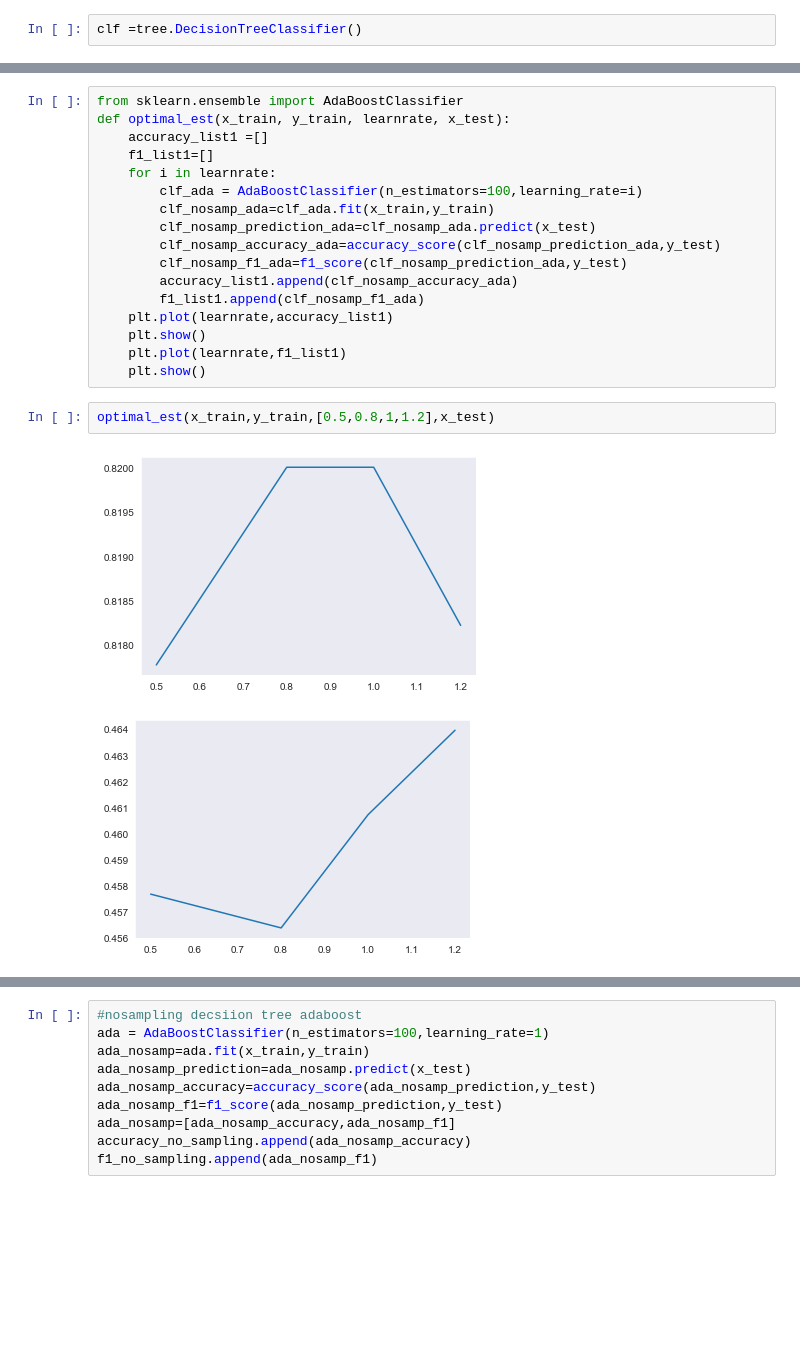
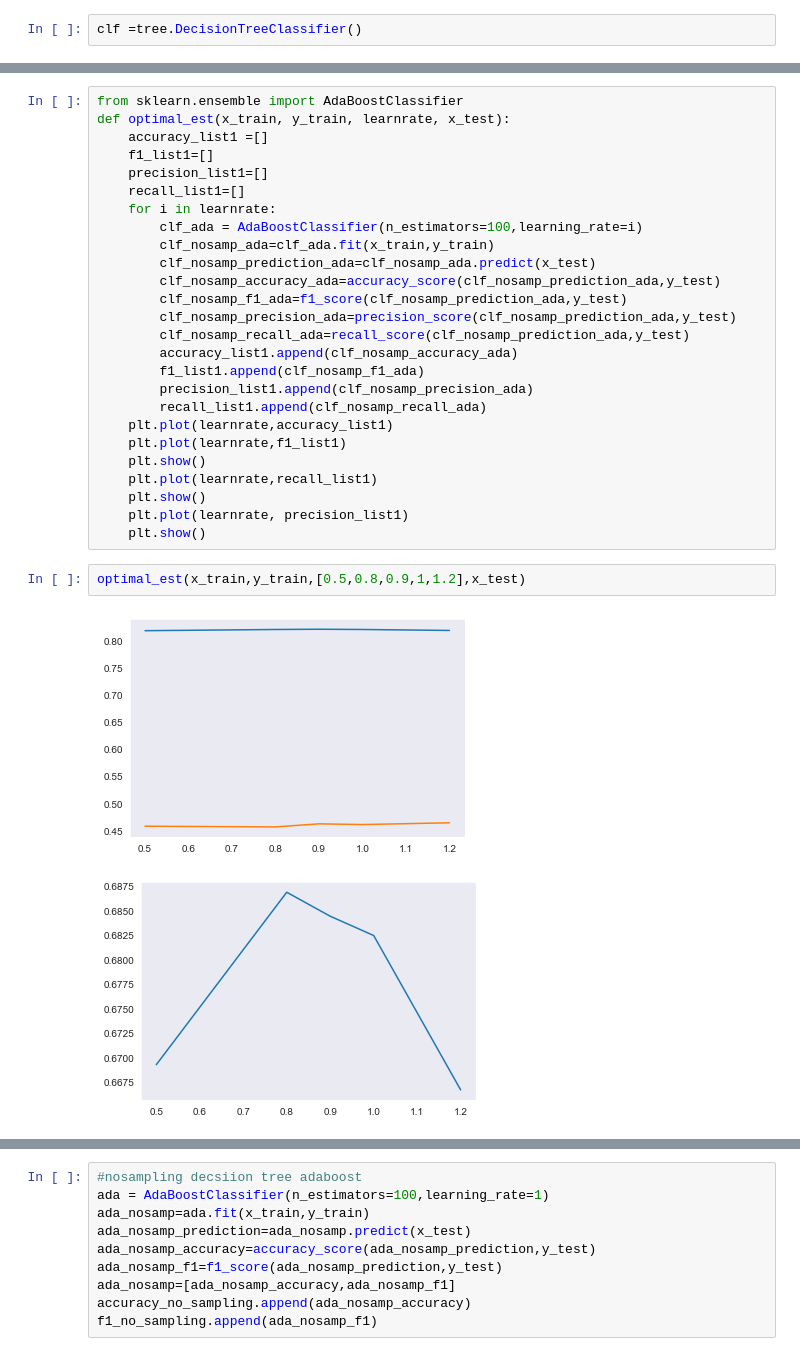
Before and after one commit to EMAT31530/ai-group-project-group-28, a Jupyter notebook: Random Forest Classifier.ipynb, the cells around one changed output, grey strips where cells are left out. Cells and saved outputs as stored; diff of their text form; blank space fills up the shorter version.

```diff
--- a/Random Forest Classifier.ipynb
+++ b/Random Forest Classifier.ipynb
@@ -54,20 +68,29 @@ from sklearn.ensemble import AdaBoostClassifier
 def optimal_est(x_train, y_train, learnrate, x_test):
     accuracy_list1 =[]
     f1_list1=[]
+    precision_list1=[]
+    recall_list1=[]
     for i in learnrate:
         clf_ada = AdaBoostClassifier(n_estimators=100,learning_rate=i)
         clf_nosamp_ada=clf_ada.fit(x_train,y_train)
         clf_nosamp_prediction_ada=clf_nosamp_ada.predict(x_test)
         clf_nosamp_accuracy_ada=accuracy_score(clf_nosamp_prediction_ada,y_test)
         clf_nosamp_f1_ada=f1_score(clf_nosamp_prediction_ada,y_test)
+        clf_nosamp_precision_ada=precision_score(clf_nosamp_prediction_ada,y_test)
+        clf_nosamp_recall_ada=recall_score(clf_nosamp_prediction_ada,y_test)
         accuracy_list1.append(clf_nosamp_accuracy_ada)
         f1_list1.append(clf_nosamp_f1_ada)
+        precision_list1.append(clf_nosamp_precision_ada)
+        recall_list1.append(clf_nosamp_recall_ada)
     plt.plot(learnrate,accuracy_list1)
-    plt.show()
     plt.plot(learnrate,f1_list1)
     plt.show()
+    plt.plot(learnrate,recall_list1)
+    plt.show()
+    plt.plot(learnrate, precision_list1)
+    plt.show()
 # %%
-optimal_est(x_train,y_train,[0.5,0.8,1,1.2],x_test)
+optimal_est(x_train,y_train,[0.5,0.8,0.9,1,1.2],x_test)
 # %% [output]
-[figure, old version]
+[figure, new version]
-[figure, old version]
+[figure, new version]
```
Also changed, not shown: parts of 15 cells of this notebook, 3 other files.
